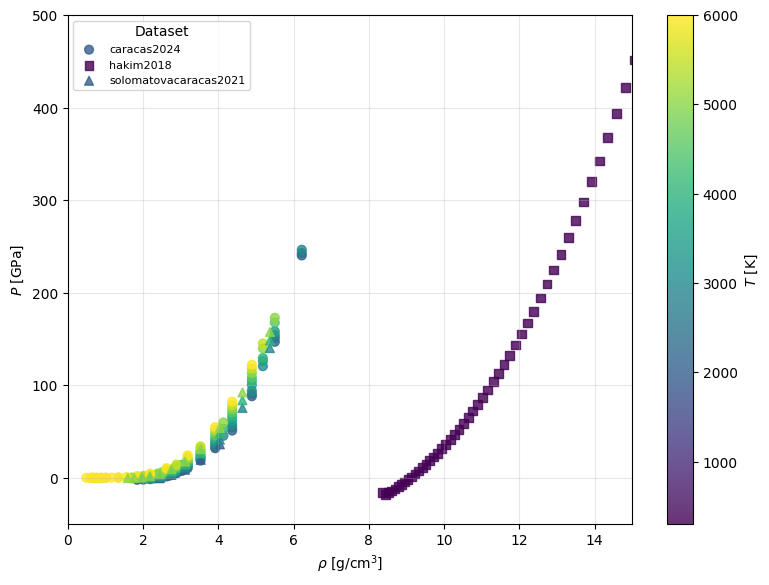
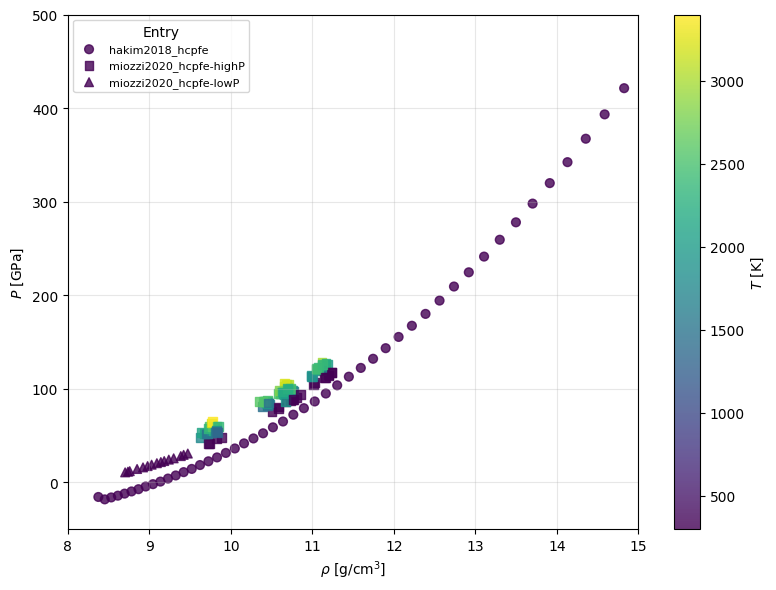
The change to this notebook cell's code, shown as a diff; its figure went from the first image to the second:
--- before
+++ after
@@ -1,6 +1,6 @@
 import matplotlib.pyplot as plt
-db_thermo.plot_rhopt(plt_show=False)
+db_iron.plot_rhopt(plt_show=False)
 plt.xscale('linear')
 plt.yscale('linear')
-plt.xlim(0,15)
+plt.xlim(8,15)
 plt.ylim(-50,500)

Commit: big update: elevated to a hierarchy that can handle thermo and EOS